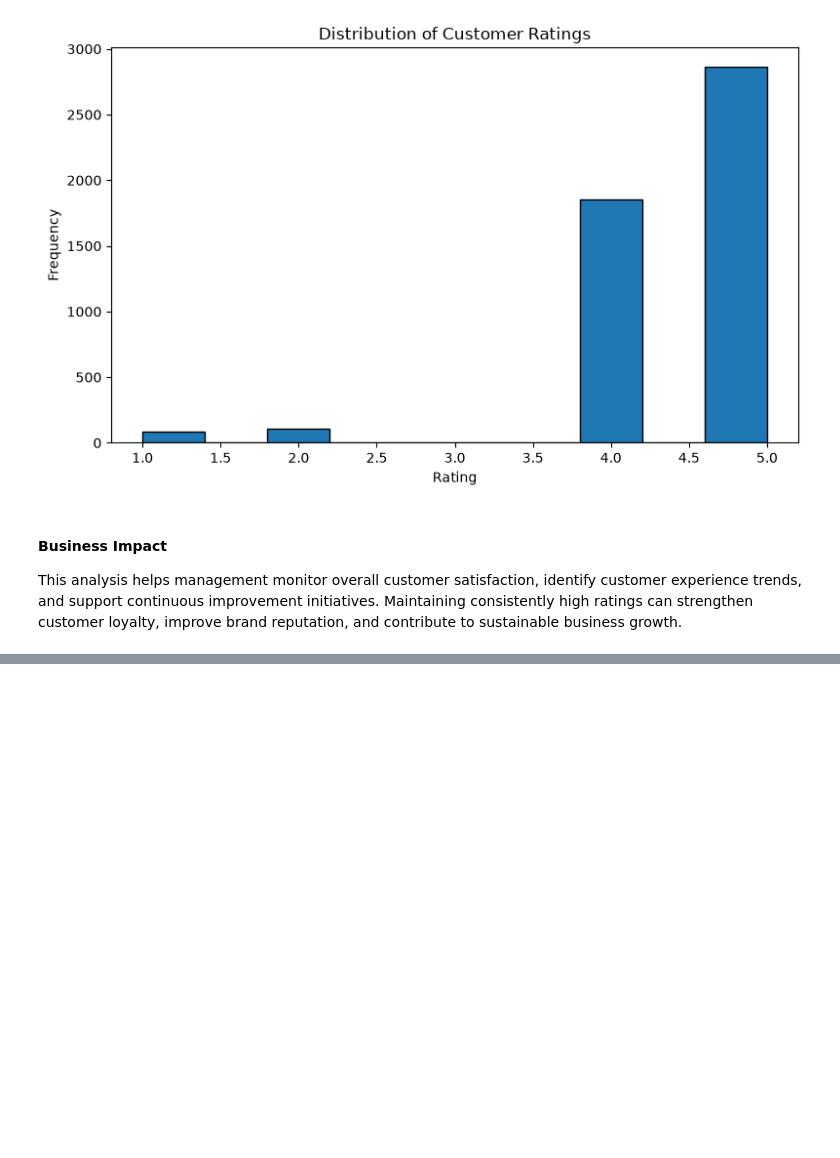
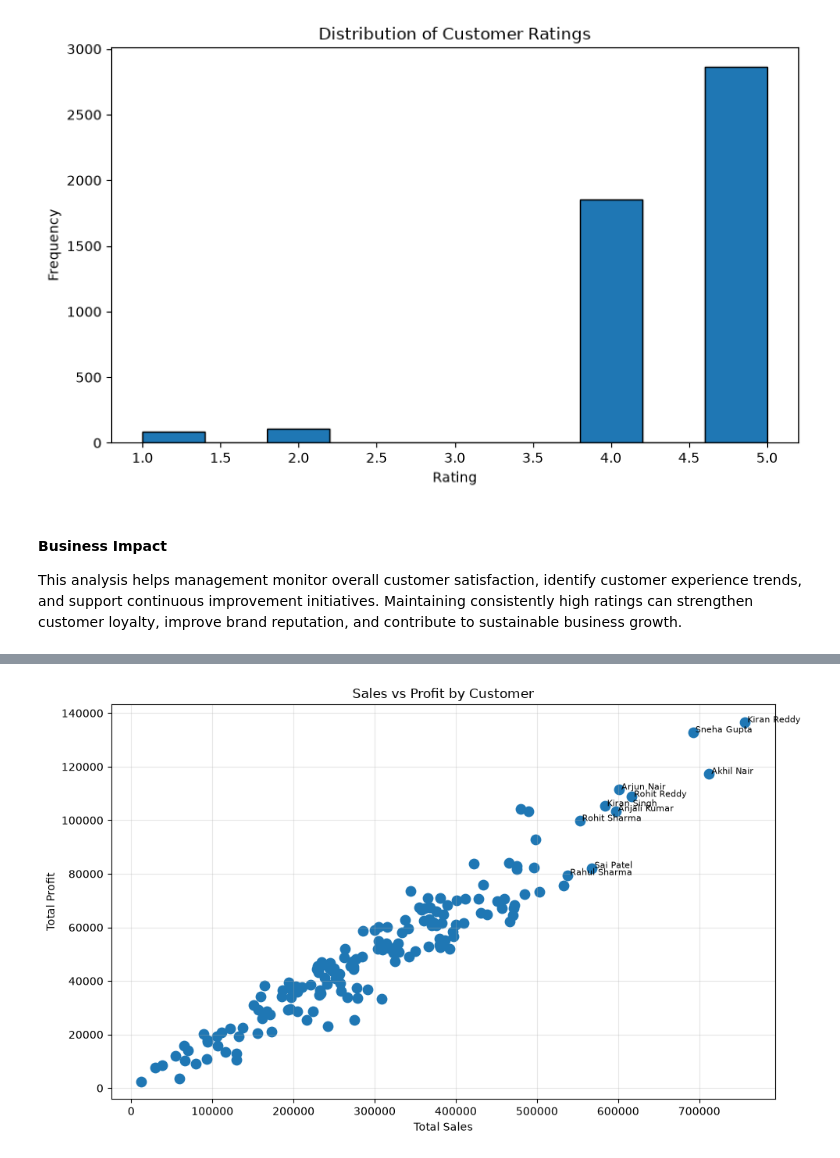
Before and after one commit to vindhya-akula/Retail-Sales-Intelligence-Dashboard, a Jupyter notebook: Retail_Sales_Analysis.ipynb, the cells around one changed output, grey strips where cells are left out. Cells and saved outputs as stored; diff of their text form; code cells hidden in the pictures; blank space fills up the shorter version.

```diff
--- a/Retail_Sales_Analysis.ipynb
+++ b/Retail_Sales_Analysis.ipynb
@@ -1587,0 +1742,11 @@ This analysis helps management monitor overall customer satisfaction, identify c
+# %%
+relationship_sales_and_profit = (
+    master_df
+    .groupby("Customer_Name")
+    .agg(
+        Total_Sales = ("Sales", "sum"),
+        Total_Profit = ("Profit", "sum")
+    )
+    .sort_values("Total_Sales", ascending=False)
+)
+relationship_sales_and_profit
@@ -1587,0 +1768,29 @@ This analysis helps management monitor overall customer satisfaction, identify c
+# %%
+plt.figure(figsize=(10,6))
+
+plt.scatter(
+    relationship_sales_and_profit["Total_Sales"],
+    relationship_sales_and_profit["Total_Profit"],
+    s=80
+)
+
+top10 = relationship_sales_and_profit.nlargest(10, "Total_Sales")
+
+for customer, row in top10.iterrows():
+    plt.text(
+        row["Total_Sales"] + 3000,
+        row["Total_Profit"],
+        customer,
+        fontsize=8
+    )
+
+plt.title("Sales vs Profit by Customer")
+plt.xlabel("Total Sales")
+plt.ylabel("Total Profit")
+
+plt.grid(alpha=0.3)
+
+plt.tight_layout()
+plt.show()
+# %% [output]
+[figure, added]
```
Also changed, not shown: parts of 72 cells of this notebook, 1 other file.
